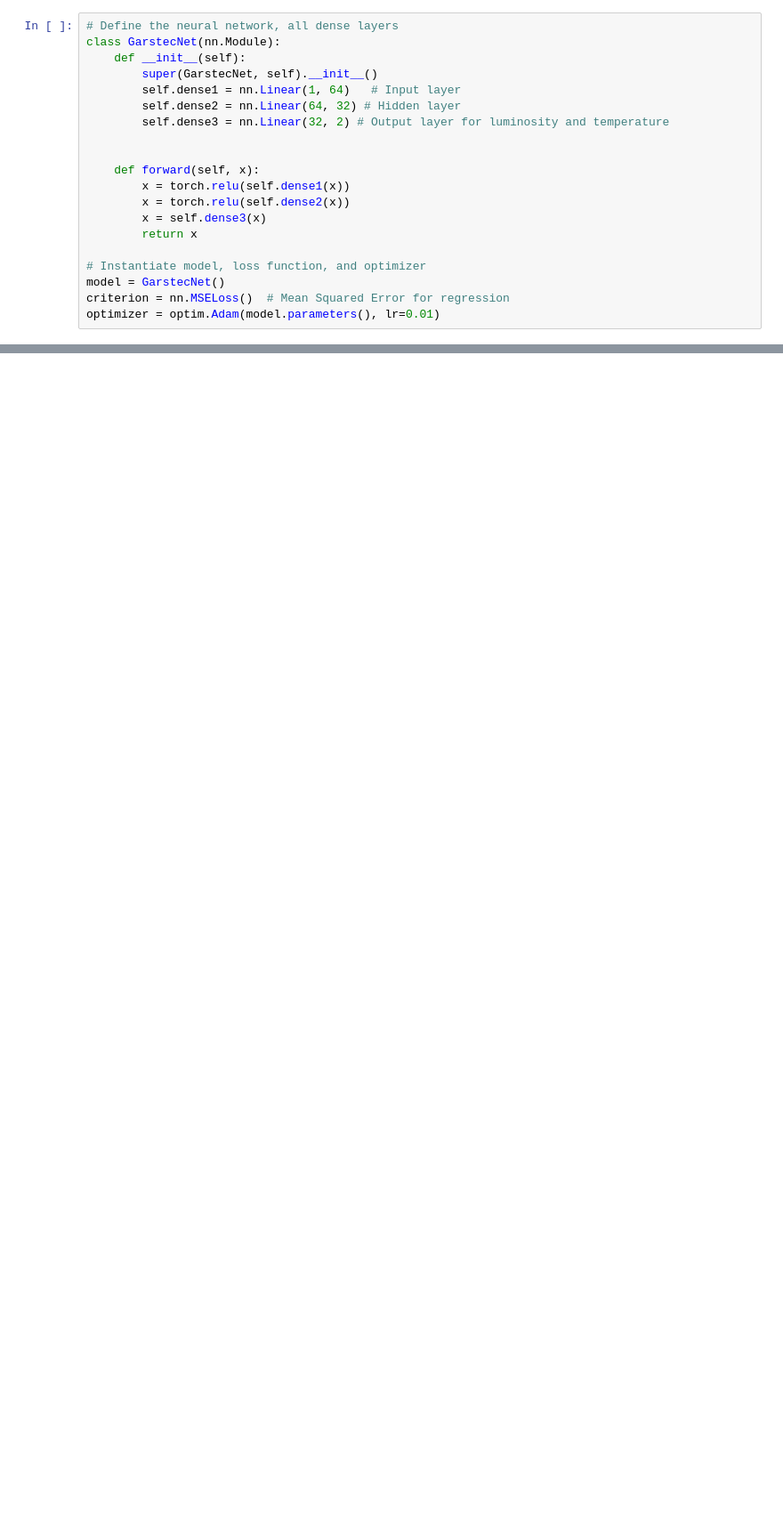
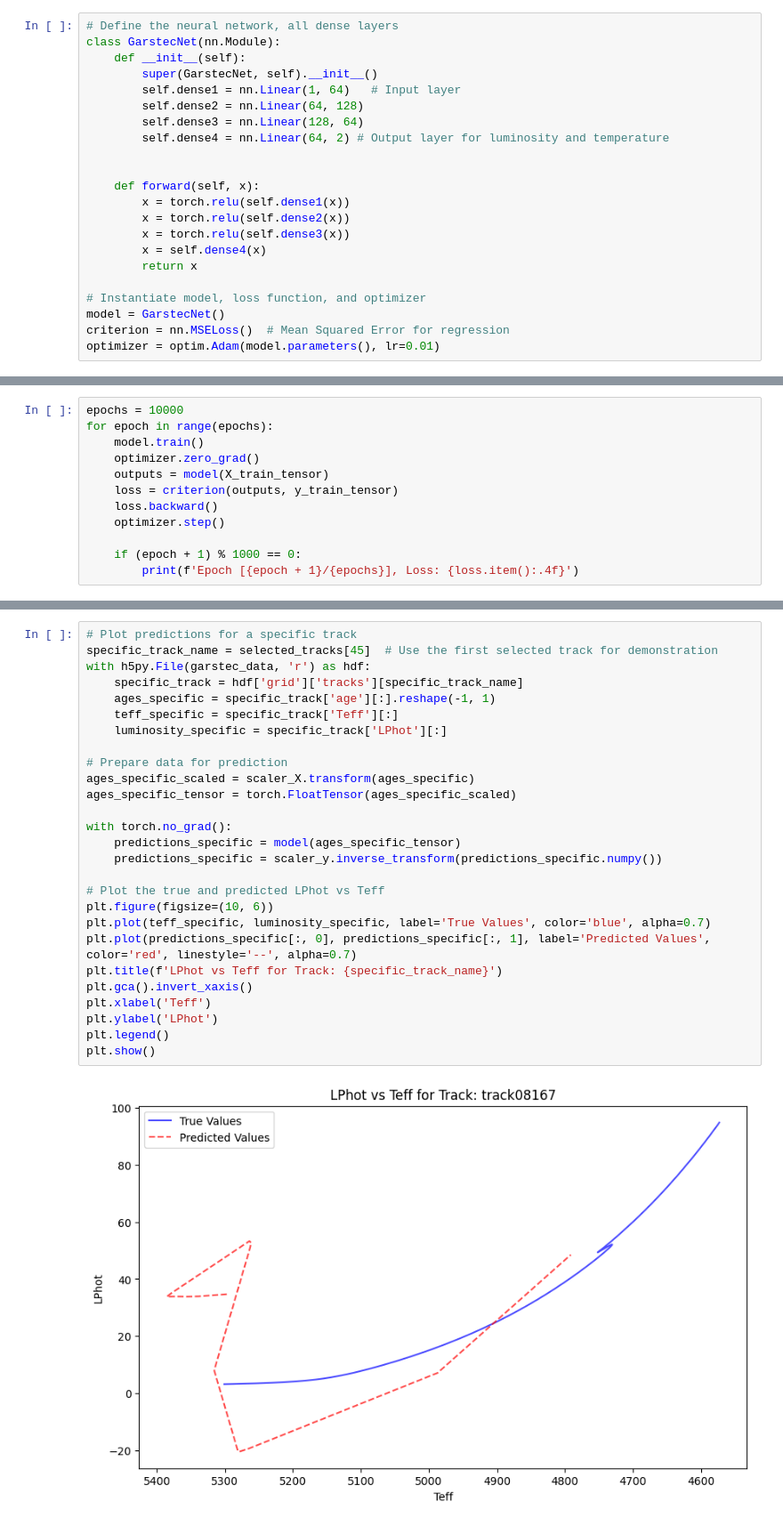
Before and after one commit to ruddock321/y4project, a Jupyter notebook: dev/multiTrackGarstecNN.ipynb, the cells around one changed output, grey strips where cells are left out. Shown at 89% size. Drawn from its saved outputs; the diff is of its cells as text; blank space fills up the shorter version.

Commit message:
Poorly working network trained on 100 tracks

```diff
--- a/dev/multiTrackGarstecNN.ipynb
+++ b/dev/multiTrackGarstecNN.ipynb
@@ -49,14 +70,16 @@ class GarstecNet(nn.Module):
     def __init__(self):
         super(GarstecNet, self).__init__()
         self.dense1 = nn.Linear(1, 64)   # Input layer
-        self.dense2 = nn.Linear(64, 32) # Hidden layer
-        self.dense3 = nn.Linear(32, 2) # Output layer for luminosity and temperature
+        self.dense2 = nn.Linear(64, 128)
+        self.dense3 = nn.Linear(128, 64)
+        self.dense4 = nn.Linear(64, 2) # Output layer for luminosity and temperature
 
 
     def forward(self, x):
         x = torch.relu(self.dense1(x))
         x = torch.relu(self.dense2(x))
-        x = self.dense3(x)
+        x = torch.relu(self.dense3(x))
+        x = self.dense4(x)
         return x
 
 # Instantiate model, loss function, and optimizer
@@ -144,0 +89,12 @@ plt.show()
+# %%
+epochs = 10000
+for epoch in range(epochs):
+    model.train()
+    optimizer.zero_grad()
+    outputs = model(X_train_tensor)
+    loss = criterion(outputs, y_train_tensor)
+    loss.backward()
+    optimizer.step()
+
+    if (epoch + 1) % 1000 == 0:
+        print(f'Epoch [{epoch + 1}/{epochs}], Loss: {loss.item():.4f}')
@@ -144,0 +128,29 @@ plt.show()
+# %%
+# Plot predictions for a specific track
+specific_track_name = selected_tracks[45]  # Use the first selected track for demonstration
+with h5py.File(garstec_data, 'r') as hdf:
+    specific_track = hdf['grid']['tracks'][specific_track_name]
+    ages_specific = specific_track['age'][:].reshape(-1, 1)
+    teff_specific = specific_track['Teff'][:]
+    luminosity_specific = specific_track['LPhot'][:]
+
+# Prepare data for prediction
+ages_specific_scaled = scaler_X.transform(ages_specific)
+ages_specific_tensor = torch.FloatTensor(ages_specific_scaled)
+
+with torch.no_grad():
+    predictions_specific = model(ages_specific_tensor)
+    predictions_specific = scaler_y.inverse_transform(predictions_specific.numpy())
+
+# Plot the true and predicted LPhot vs Teff
+plt.figure(figsize=(10, 6))
+plt.plot(teff_specific, luminosity_specific, label='True Values', color='blue', alpha=0.7)
+plt.plot(predictions_specific[:, 0], predictions_specific[:, 1], label='Predicted Values', color='red', linestyle='--', alpha=0.7)
+plt.title(f'LPhot vs Teff for Track: {specific_track_name}')
+plt.gca().invert_xaxis()
+plt.xlabel('Teff')
+plt.ylabel('LPhot')
+plt.legend()
+plt.show()
+# %% [output]
+[figure, added]
```
Also changed, not shown: parts of 8 cells of this notebook.
